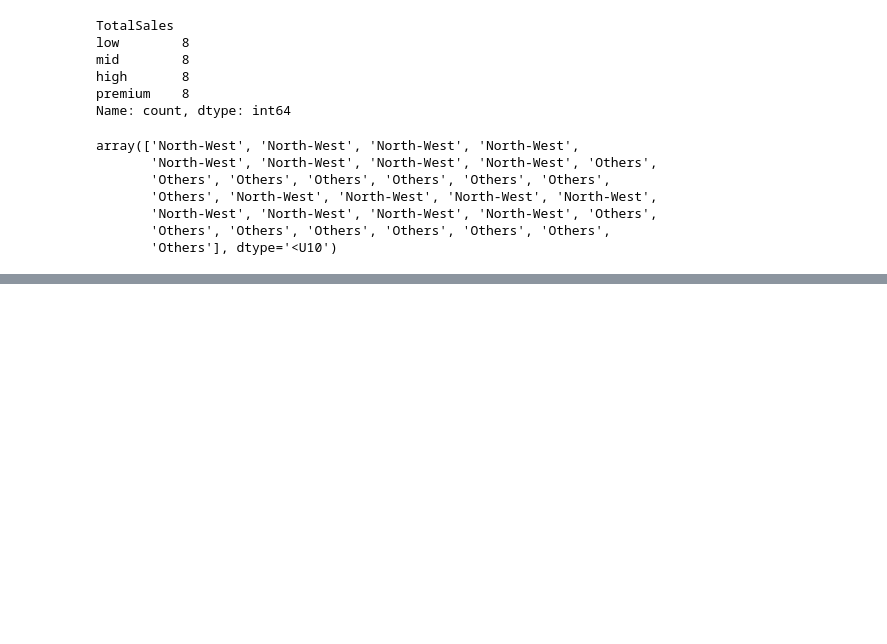
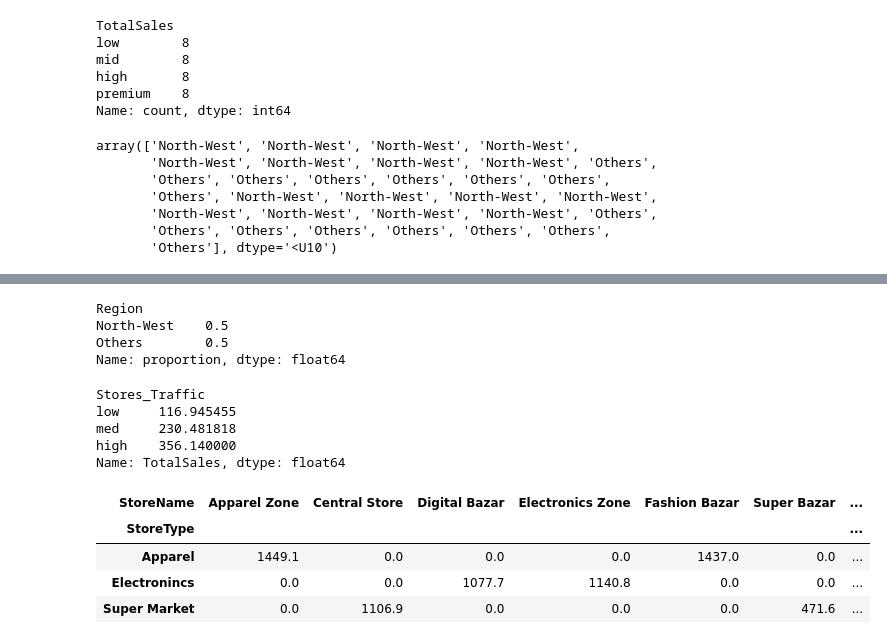
Before and after one commit to ravindrapal001/Python-Case-Studies, a Jupyter notebook: stores.ipynb, the cells around one changed output, grey strips where cells are left out. Drawn from its saved outputs; the diff is of its cells as text; code cells hidden in the pictures; blank space fills up the shorter version.

```diff
--- a/stores.ipynb
+++ b/stores.ipynb
@@ -851,0 +901,27 @@ array(['North-West', 'North-West', 'North-West', 'North-West',
+# %%
+# Task: Keep the Delhi and Mumbai as North-West region and annotate rest of them with 'Others' and extract the total stores per region
+pd.Series(np.where((stores.Location=='Delhi')|(stores.Location=='Mumbai'),'North-West','Others'),name='Region').value_counts(normalize=True)
+# %% [output]
+Region
+North-West    0.5
+Others        0.5
+Name: proportion, dtype: float64
+# %%
+# Categorize the traffic in stores within terciles and capture the avg sales by them
+stores['Stores_Traffic']=pd.qcut(stores.TotalCustomers,q=3,labels=['low','med','high'])
+stores.groupby('Stores_Traffic').TotalSales.mean()
+# %% [output]
+Stores_Traffic
+low     116.945455
+med     230.481818
+high    356.140000
+Name: TotalSales, dtype: float64
+# %%
+# Extract StoreType + StoreName wise Total Sales
+stores.groupby(['StoreType','StoreName']).TotalSales.sum().sort_values(ascending=False).reset_index().pivot(index='StoreType',columns='StoreName',values='TotalSales').fillna(0)
+# %% [output]
+| StoreName | Apparel Zone | Central Store | Digital Bazar | Electronics Zone | Fashion Bazar | Super Bazar | ... |
+| StoreType |  |  |  |  |  |  | ... |
+| Apparel | 1449.1 | 0.0 | 0.0 | 0.0 | 1437.0 | 0.0 | ... |
+| Electronincs | 0.0 | 0.0 | 1077.7 | 1140.8 | 0.0 | 0.0 | ... |
+| Super Market | 0.0 | 1106.9 | 0.0 | 0.0 | 0.0 | 471.6 | ... |
```
Also changed, not shown: parts of 11 cells of this notebook.
